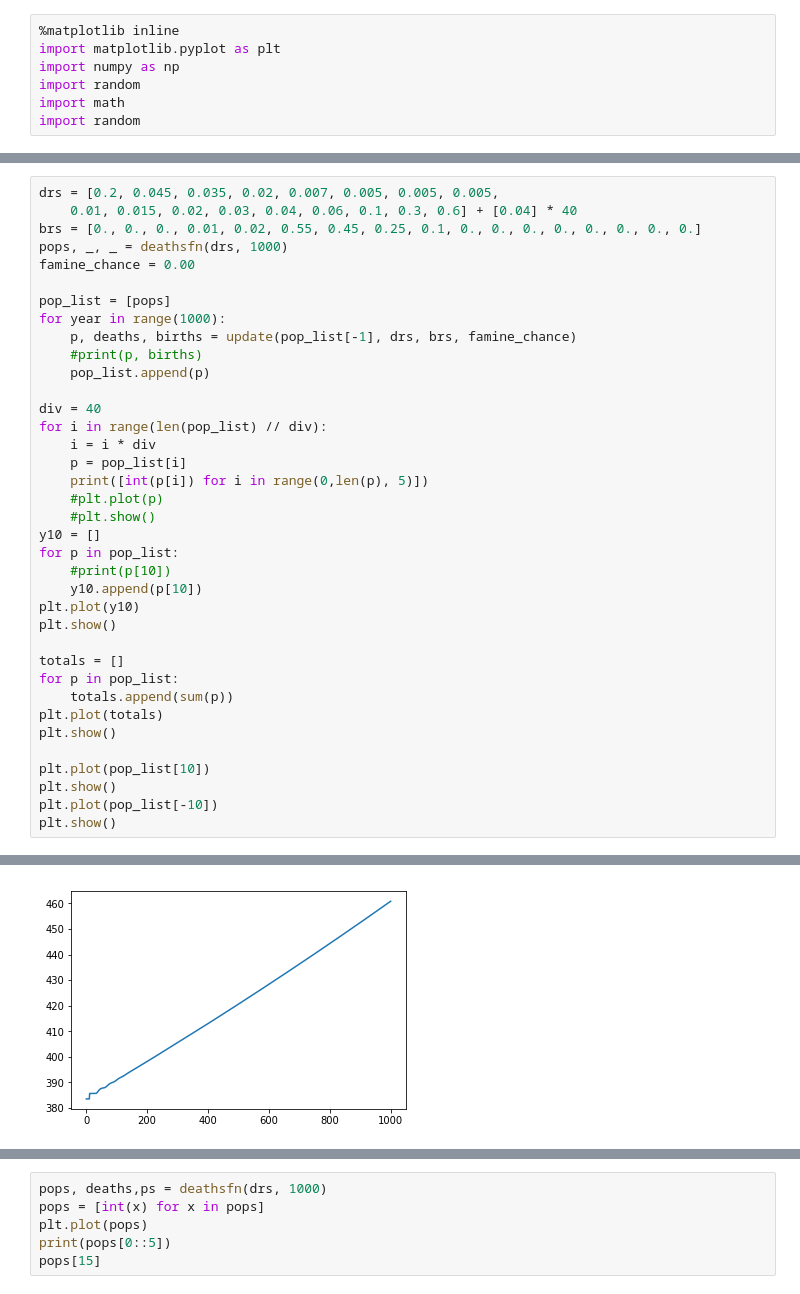
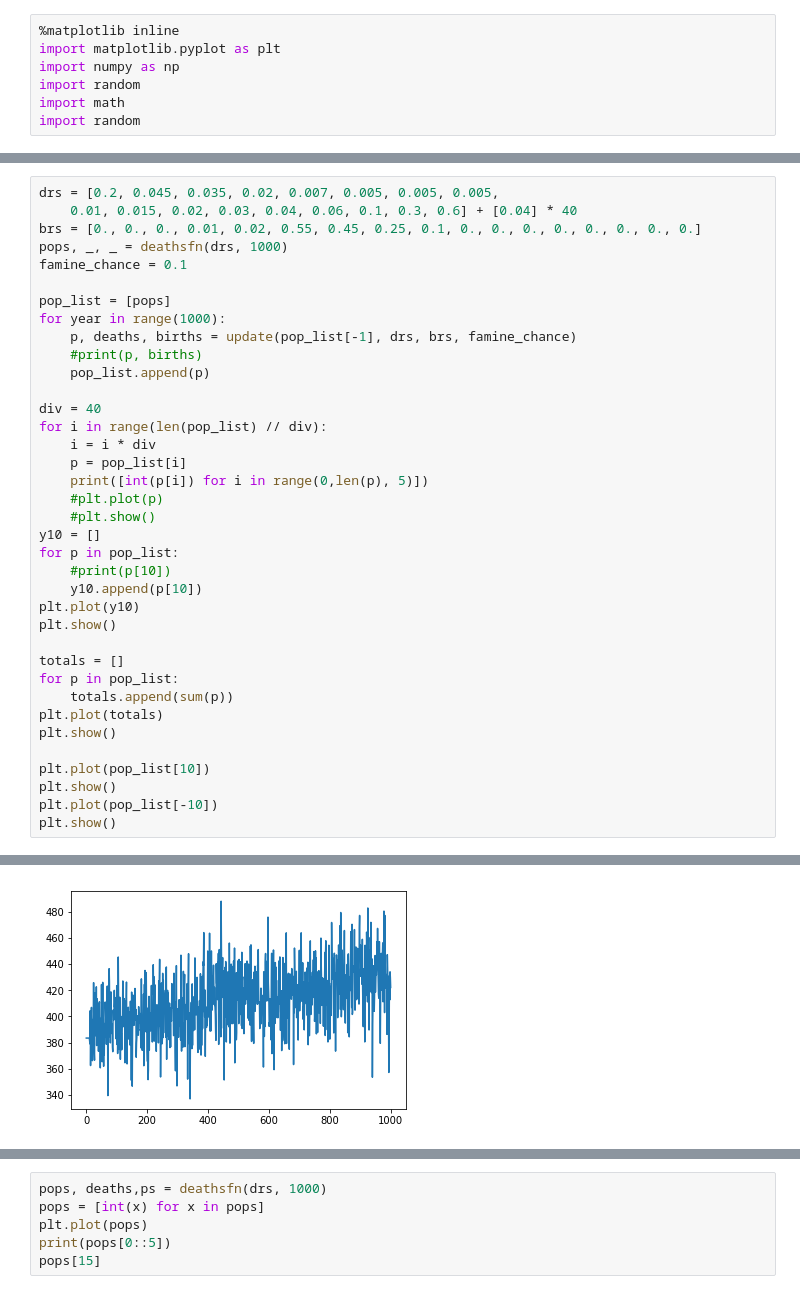
Before and after one commit to JoeHowarth/Population-Simulation, a Jupyter notebook: notebooks/BirthRates.ipynb, the cells around one changed output, grey strips where cells are left out. Cells and saved outputs as stored; diff of their text form.

```diff
--- a/notebooks/BirthRates.ipynb
+++ b/notebooks/BirthRates.ipynb
@@ -65,7 +64,7 @@ drs = [0.2, 0.045, 0.035, 0.02, 0.007, 0.005, 0.005, 0.005,
     0.01, 0.015, 0.02, 0.03, 0.04, 0.06, 0.1, 0.3, 0.6] + [0.04] * 40
 brs = [0., 0., 0., 0.01, 0.02, 0.55, 0.45, 0.25, 0.1, 0., 0., 0., 0., 0., 0., 0., 0.]
 pops, _, _ = deathsfn(drs, 1000)
-famine_chance = 0.00
+famine_chance = 0.1
 
 pop_list = [pops]
 for year in range(1000):
@@ -118 +117 @@ plt.show()
-[figure, old version]
+[figure, new version]
```
Also changed, not shown: parts of 2 cells of this notebook, 18 other files.
